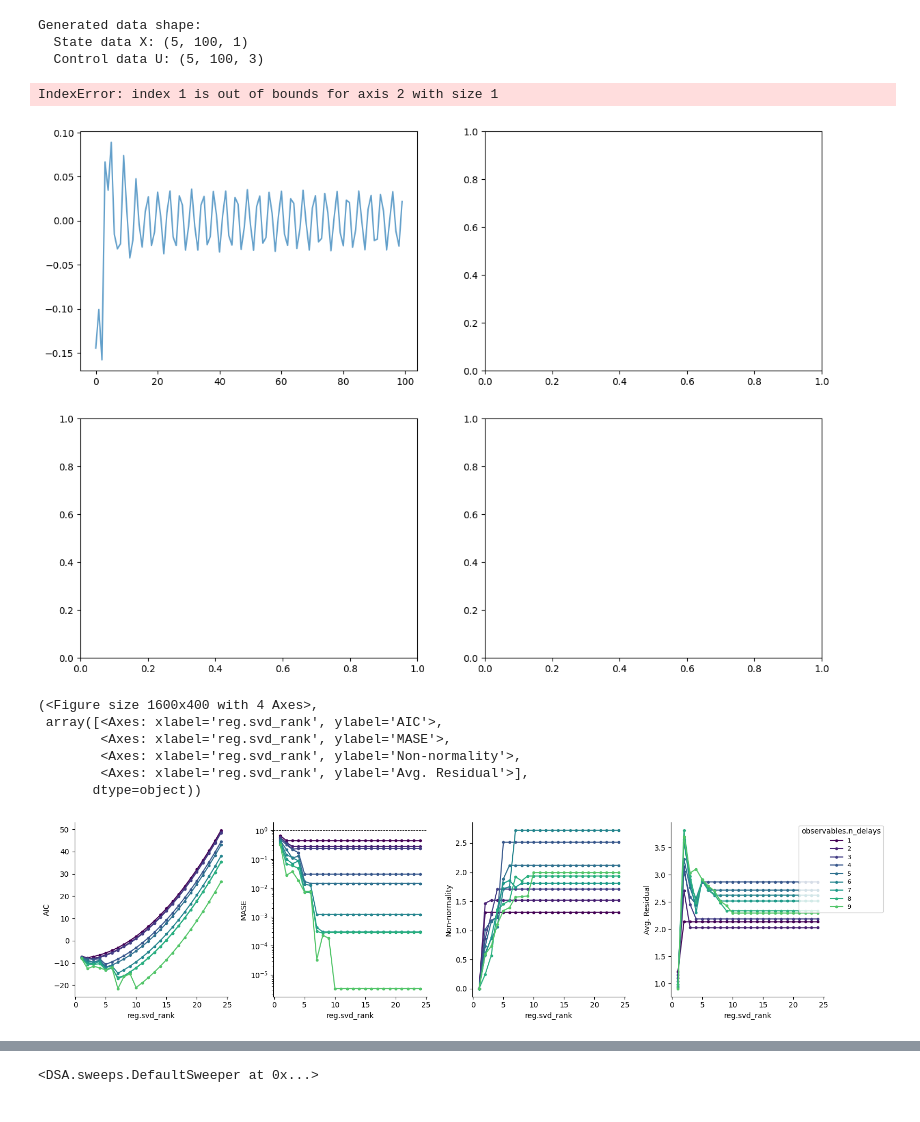
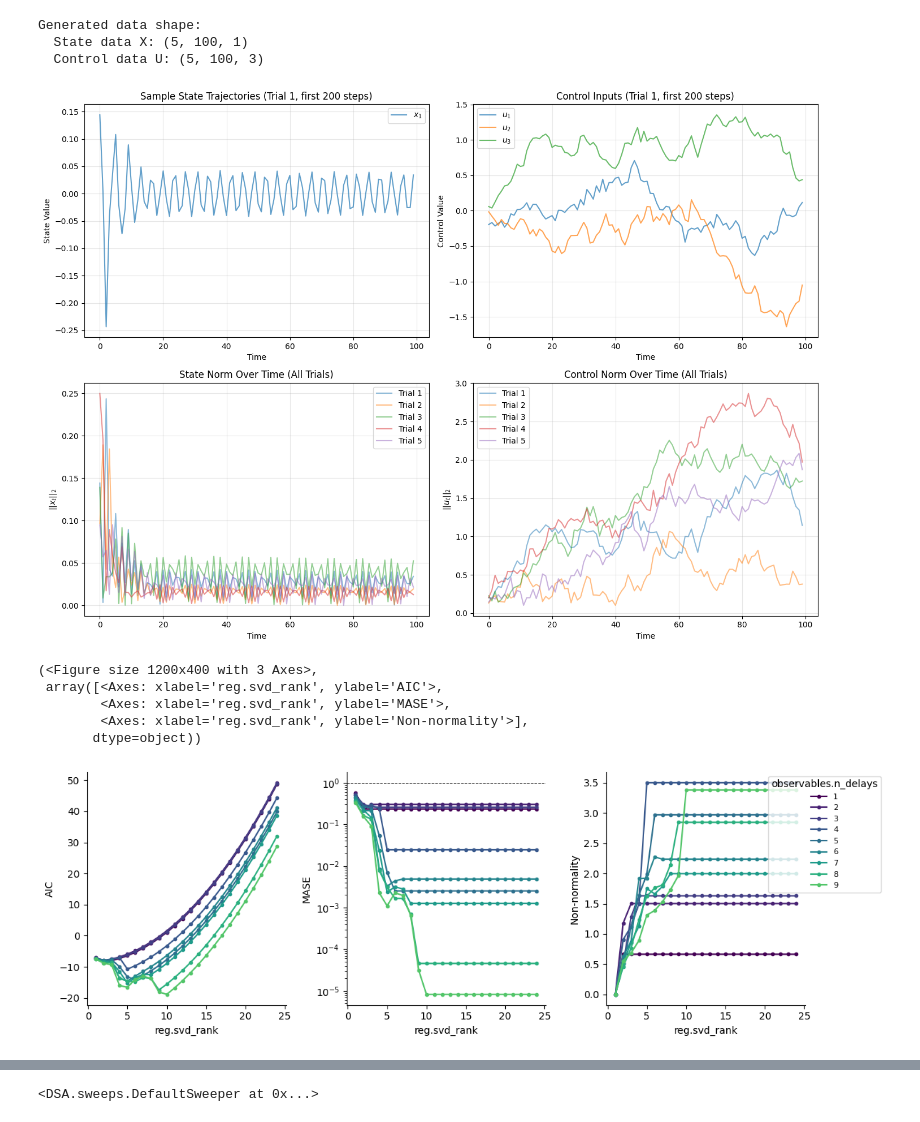
Before and after one commit to mitchellostrow/DSA, a Jupyter notebook: examples/sweep_resdmd_tutorial.ipynb, the cells around one changed output, grey strips where cells are left out. Saved outputs shown, nothing was run; the diff lists cells and outputs as text; code cells hidden in the pictures.

```diff
--- a/examples/sweep_resdmd_tutorial.ipynb
+++ b/examples/sweep_resdmd_tutorial.ipynb
@@ -101,7 +101,7 @@ fig, axes = plt.subplots(2, 2, figsize=(14, 10))
 
 # Plot first few state dimensions
 ax = axes[0, 0]
-for i in range(min(3, n_state)):
+for i in range(min(3, X_train.shape[-1])):
     ax.plot(X_train[0, :200, i], label=f'$x_{{{i+1}}}$', alpha=0.7)
 ax.set_xlabel('Time')
 ax.set_ylabel('State Value')
@@ -144,34 +144,32 @@ ax.grid(True, alpha=0.3)
 plt.tight_layout()
 plt.show()
 # %% [output]
-IndexError: index 1 is out of bounds for axis 2 with size 1
-[figure, old version]
+[figure, new version]
 # %%
 from DSA.sweeps import PyKoopmanSweeper
 import pykoopman as pk
 from pydmd import SubspaceDMD,DMD
 sweeper = PyKoopmanSweeper(
     data=X_train[0],
     control_data=None,
     param1_name="observables.n_delays",
     param1_values=np.arange(1,10),
     param2_name="reg.svd_rank",
     param2_values=np.arange(1,25),
     reseed=1,
     base_regressor_class=SubspaceDMD,
-    compute_residuals=True
+    compute_residuals=False
     # base_regressor_class=pk.regression.DMDc,  # Must use DMDc or EDMDc
 )
 sweeper.sweep()
 sweeper.plot()
 # %% [output]
-(<Figure size 1600x400 with 4 Axes>,
+(<Figure size 1200x400 with 3 Axes>,
  array([<Axes: xlabel='reg.svd_rank', ylabel='AIC'>,
         <Axes: xlabel='reg.svd_rank', ylabel='MASE'>,
-        <Axes: xlabel='reg.svd_rank', ylabel='Non-normality'>,
-        <Axes: xlabel='reg.svd_rank', ylabel='Avg. Residual'>],
+        <Axes: xlabel='reg.svd_rank', ylabel='Non-normality'>],
        dtype=object))
-[figure, old version]
+[figure, new version]
 # %%
 from DSA.sweeps import PyKoopmanSweeper
 import pykoopman as pk
```
Also changed, not shown: parts of 9 cells of this notebook, 1 other file.
